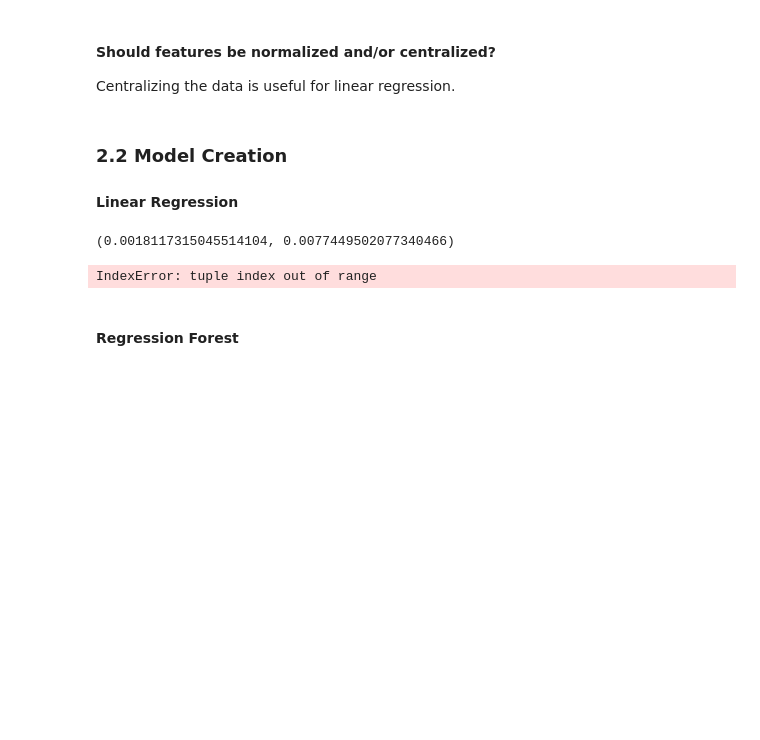
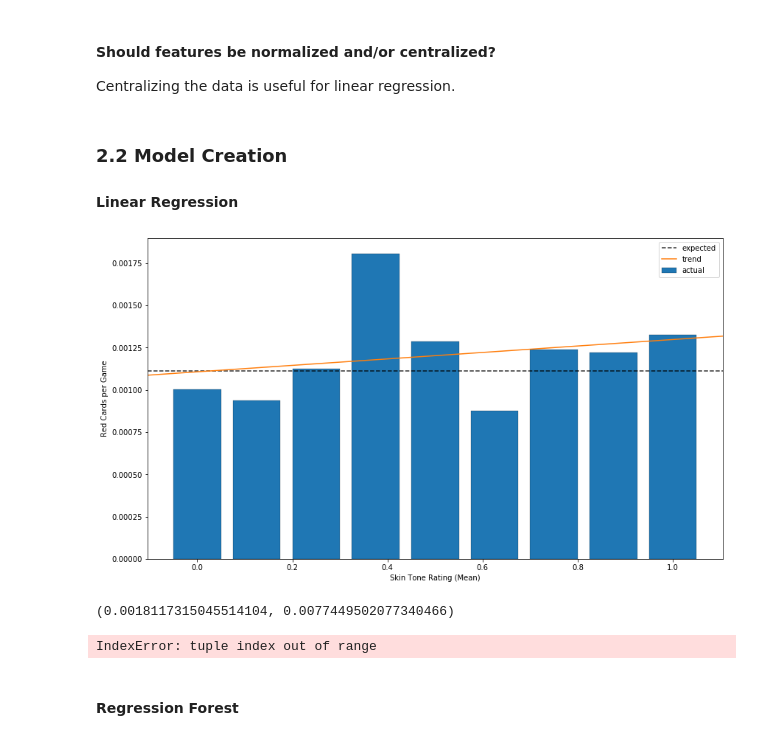
Before and after one commit to LarsKue/FML, a Jupyter notebook: ex04a/red-cards.ipynb, the cells around one changed output. Cells and saved outputs as stored; diff of their text form; code cells hidden in the pictures; blank space fills up the shorter version.

Commit message:
Bar Chart

```diff
--- a/ex04a/red-cards.ipynb
+++ b/ex04a/red-cards.ipynb
@@ -367,39 +367,72 @@ class LinearRegressor:
         else:
             self.beta = np.dot(self.x, self.y) / np.sum(np.square(self.x))
             self.b = my - self.beta * mx
 
         return self.beta, self.b
 
     def centralize(self):
         mx = np.mean(self.x, axis=0)
         my = np.mean(self.y, axis=0)
         self.x = self.x - mx
         self.y = self.y - my
         return mx, my
 
 
 # x = pd.concat([dataframe.skintone, dataframe.games, dataframe.height, dataframe.weight], axis=1)
 x = dataframe.skintone
 y = dataframe.all_reds
 
+
+tones = sorted(dataframe.skintone.dropna().unique())
+
+sumgames = []
+sumreds = []
+
+for tone in tones:
+    mask = dataframe.skintone == tone
+    games = np.sum(dataframe.games[mask])
+    reds = np.sum(dataframe.all_reds[mask])
+
+    sumgames.append(games)
+    sumreds.append(reds)
+
+sumgames = np.array(sumgames)
+sumreds = np.array(sumreds)
+
+expected = np.sum(sumreds) / np.sum(sumgames)
+
+lr = LinearRegressor(tones, sumreds / sumgames)
+lr.fit()
+
+plt.figure(figsize=(14, 8))
+plt.bar(tones, sumreds / sumgames, label="actual", width=0.1, edgecolor="black", lw=0.2)
+plt.axhline(expected, label="expected", linestyle="--", color="black", alpha=0.8)
+
+left, right = plt.xlim()
+trend_x = np.linspace(left, right, 10)
+plt.plot(trend_x, lr.func(trend_x), label="trend", color="C1")
+
+plt.xlim(left, right)
+plt.xlabel("Skin Tone Rating (Mean)")
+plt.ylabel("Red Cards per Game")
+plt.legend()
+plt.show()
+
+
+
 # mask1 = np.all(~np.isnan(x), axis=1)
 mask1 = ~np.isnan(x)
 mask2 = ~np.isnan(y)
 mask = mask1 & mask2
 
 x = x[mask]
 y = y[mask]
 
 lr = LinearRegressor(x, y)
 
 popt = lr.fit()
-
-print(popt)
-
-for i in range(x.shape[1]):
-    sns.jointplot(x.iloc[:,i], y)
-    plt.show()
 # %% [output]
+[figure, added]
 (0.0018117315045514104, 0.0077449502077340466)
 IndexError: tuple index out of range
 # %% [markdown]
```
